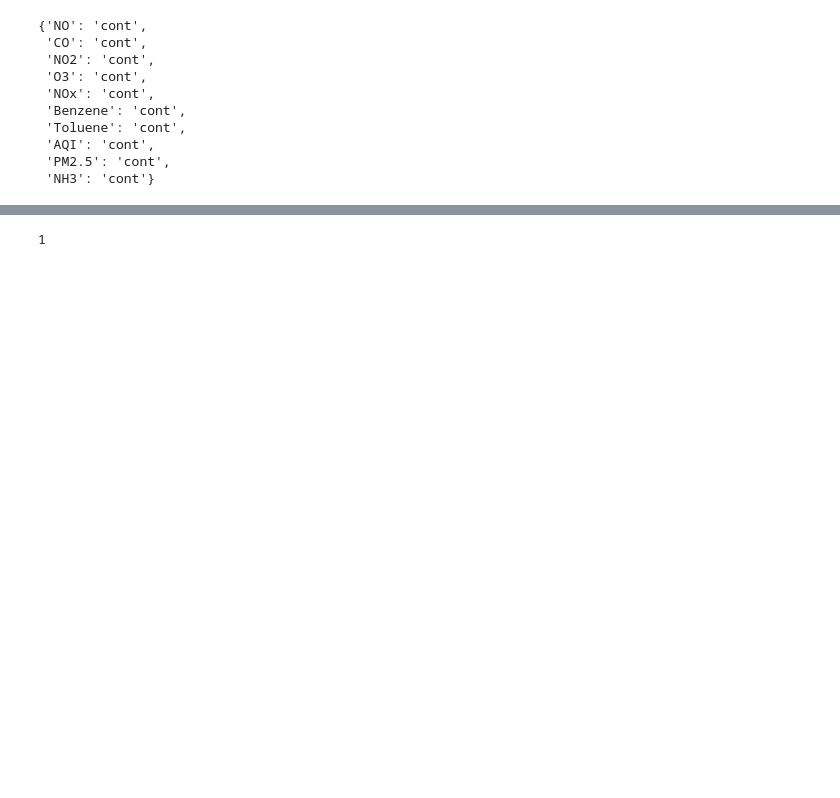
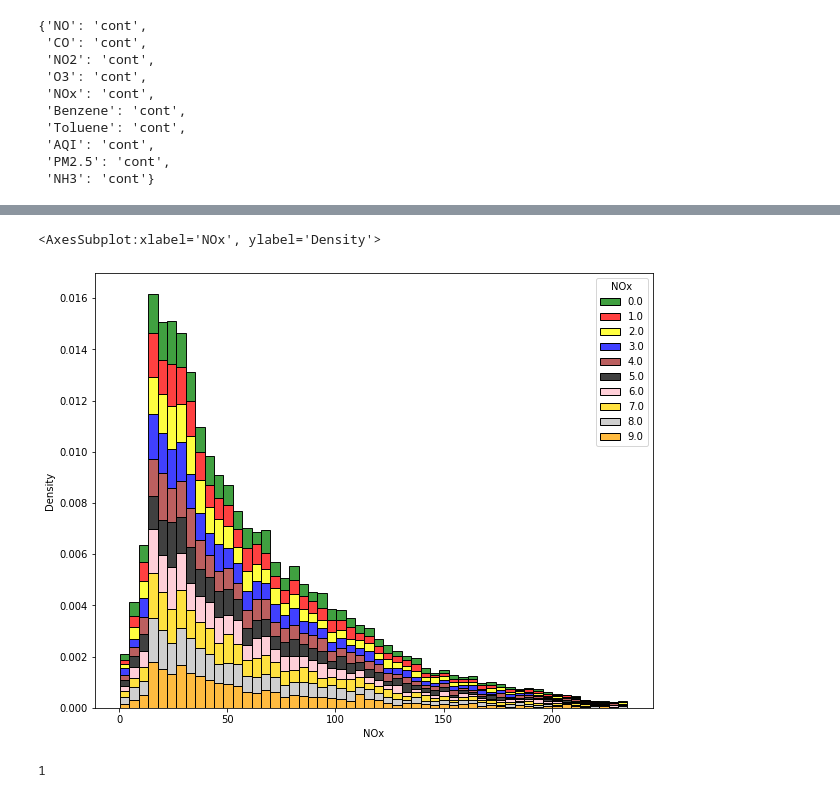
Before and after one commit to RyazMax/Methods-and-models-of-Multivaritate-analysis, a Jupyter notebook: 3.ipynb, the cells around one changed output, grey strips where cells are left out. Cells and saved outputs as stored; diff of their text form; code cells hidden in the pictures; blank space fills up the shorter version.

```diff
--- a/3.ipynb
+++ b/3.ipynb
@@ -279,3 +299,6 @@ draw_BN(my_bn, nodes_type, '../results/LW3/my_bayess')
 1
 # %% [markdown]
 # Building Byaesian network based on structural learning
+# %%
+df_train, df_test = sk.model_selection.train_test_split(df_cont, train_size=0.7, random_state=42)
+df_test.head()
@@ -296,4 +326,4 @@ nodes_type
 # %%
 nodes_sign = get_nodes_sign(df_cont)
 # %%
-discrete_data, coder = discretization(df_cont, 'equal_frequency', columns=continues_fields)
+discrete_data, coder = discretization(df_train, 'equal_frequency', columns=continues_fields, bins=10)
@@ -300 +339,10 @@ discrete_data, coder = discretization(df_cont, 'equal_frequency', columns=contin
+# %%
+plt.figure(figsize=(10, 8))
+sns.histplot(x=df_train['NOx'], hue=discrete_data['NOx'],
+    stat='density',
+    palette=['green', 'red', 'yellow', 'blue', 'brown', 'black', 'pink', 'gold', 'silver', 'orange'],
+    multiple='stack')
+# %% [output]
+<AxesSubplot:xlabel='NOx', ylabel='Density'>
+[figure, added]
 # %%
```
Also changed, not shown: parts of 23 cells of this notebook.
